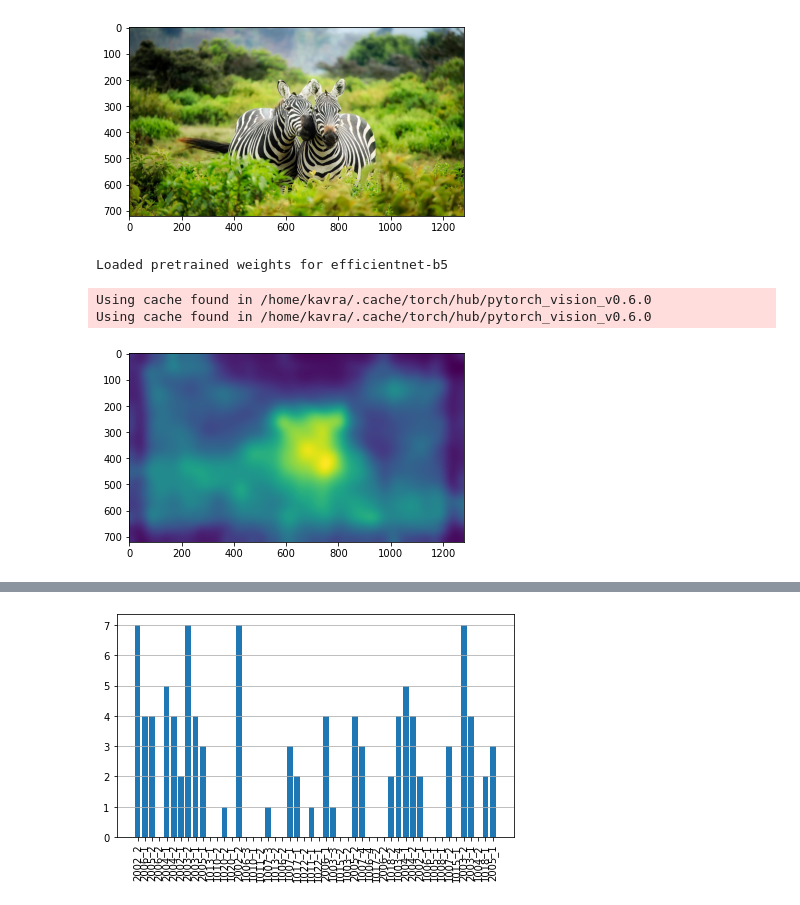
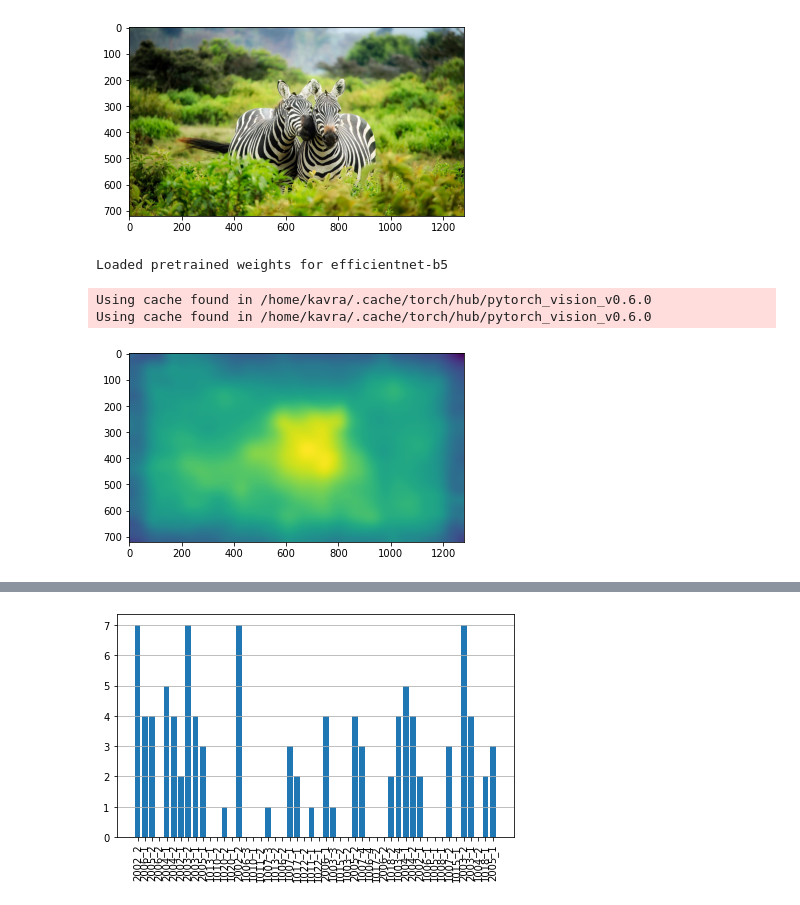
Before and after one commit to klean2050/cvi-eye-tracking, a Jupyter notebook: explore.ipynb, the cells around one changed output, grey strips where cells are left out. Cells and saved outputs as stored; diff of their text form; code cells hidden in the pictures.

Commit message:
add center smap

```diff
--- a/explore.ipynb
+++ b/explore.ipynb
@@ -11,11 +11,11 @@ img = plt.imread("trials/Trial_61/Freeviewingstillimage_12.jpg")
 # %%
 plt.imshow(img)
 plt.show()
-plt.imshow(smap_deepgaze(img))
+plt.imshow(smap_deepgaze(img, center=True))
 plt.show()
 # %% [output]
 [figure]
 Loaded pretrained weights for efficientnet-b5
 Using cache found in /home/kavra/.cache/torch/hub/pytorch_vision_v0.6.0
 Using cache found in /home/kavra/.cache/torch/hub/pytorch_vision_v0.6.0
-[figure, old version]
+[figure, new version]
```
Also changed, not shown: parts of 1 cell of this notebook, 4 other files.
